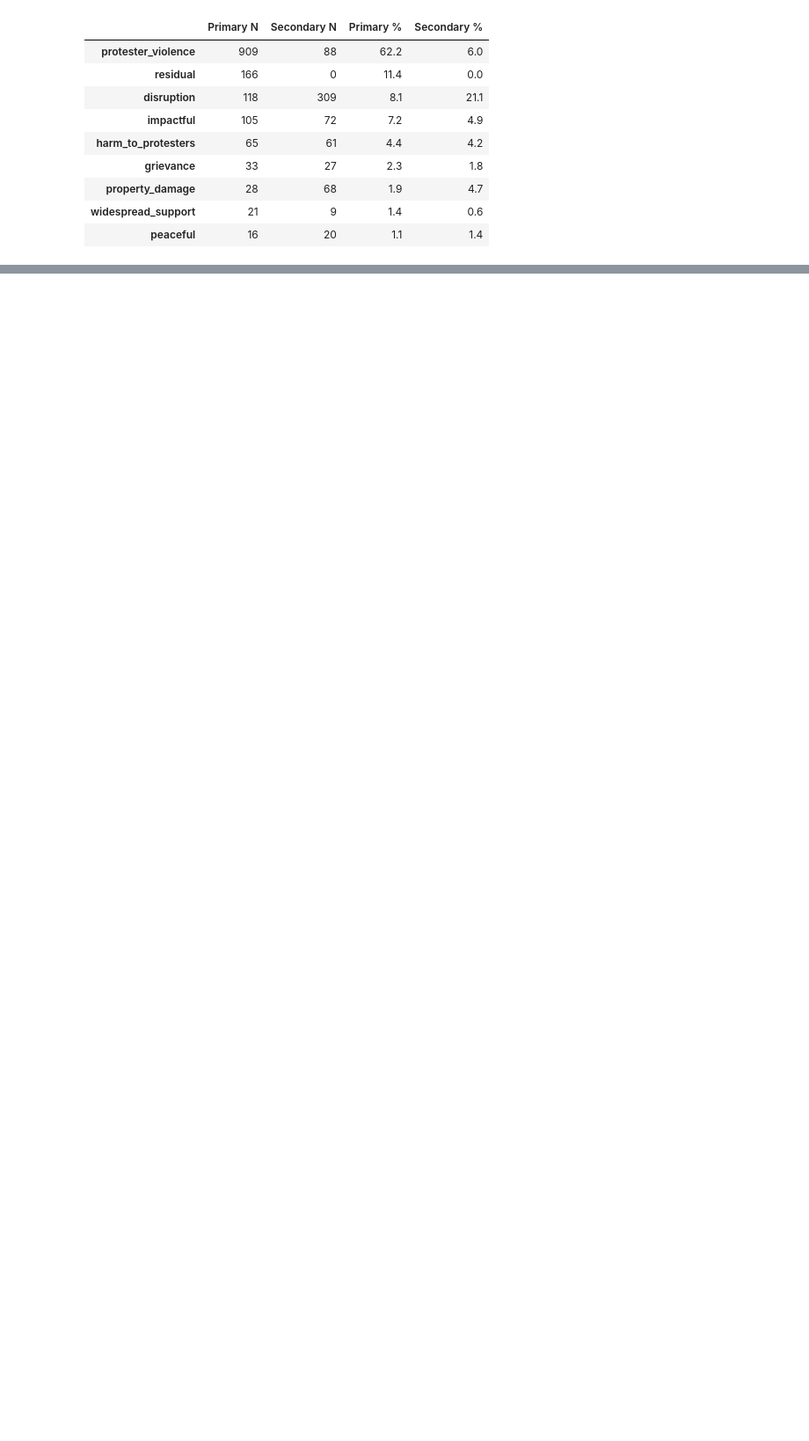
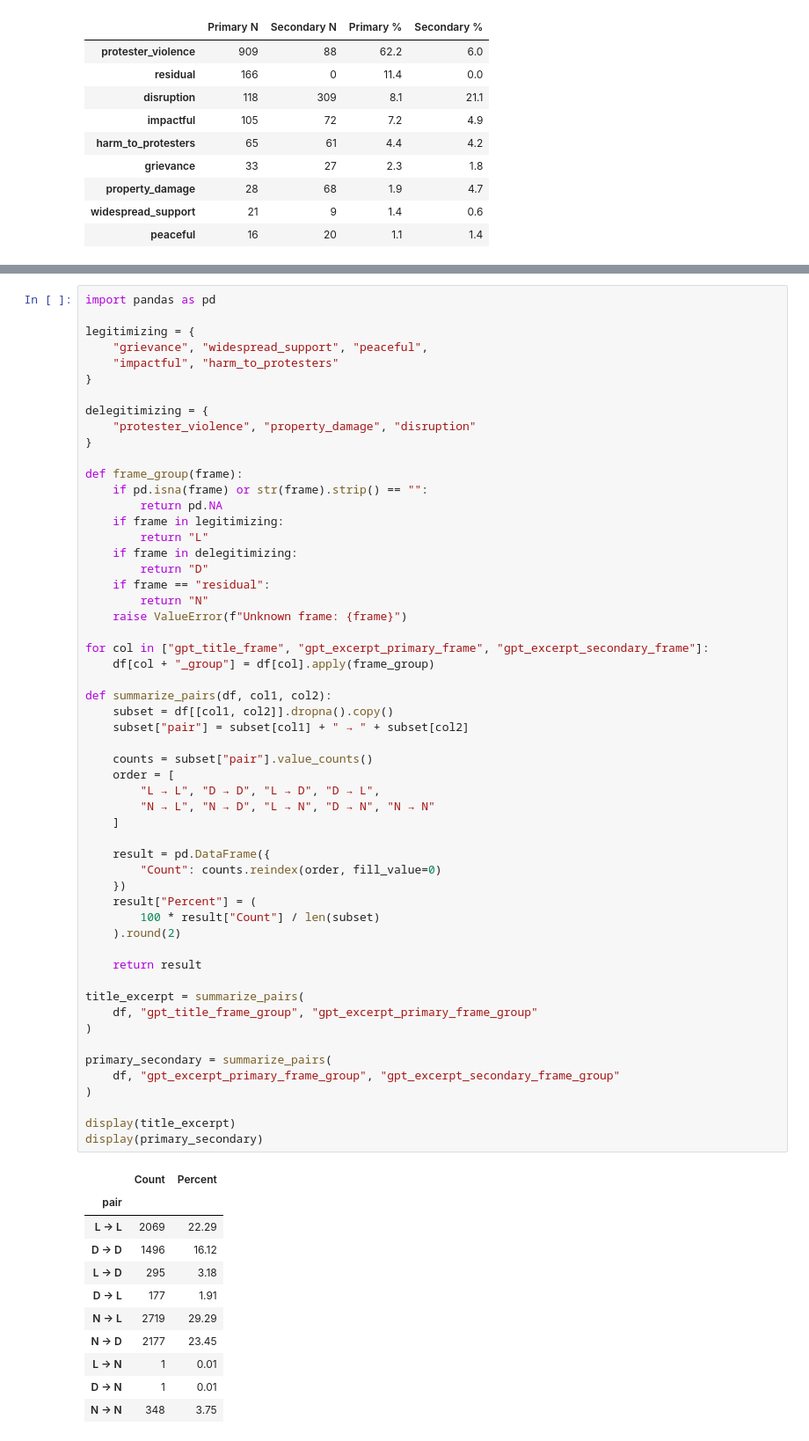
Before and after one commit to jjzhao12/protests_chai, a Jupyter notebook: analysis/RQ2.ipynb, the cells around one changed output, grey strips where cells are left out. Shown at 88% size. Saved outputs shown, nothing was run; the diff lists cells and outputs as text; blank space fills up the shorter version.

```diff
--- a/analysis/multiframes.ipynb
+++ b/analysis/RQ2.ipynb
@@ -626,0 +564,67 @@ display(frame_freq.round(1))
+# %%
+import pandas as pd
+
+legitimizing = {
+    "grievance", "widespread_support", "peaceful",
+    "impactful", "harm_to_protesters"
+}
+
+delegitimizing = {
+    "protester_violence", "property_damage", "disruption"
+}
+
+def frame_group(frame):
+    if pd.isna(frame) or str(frame).strip() == "":
+        return pd.NA
+    if frame in legitimizing:
+        return "L"
+    if frame in delegitimizing:
+        return "D"
+    if frame == "residual":
+        return "N"
+    raise ValueError(f"Unknown frame: {frame}")
+
+for col in ["gpt_title_frame", "gpt_excerpt_primary_frame", "gpt_excerpt_secondary_frame"]:
+    df[col + "_group"] = df[col].apply(frame_group)
+
+def summarize_pairs(df, col1, col2):
+    subset = df[[col1, col2]].dropna().copy()
+    subset["pair"] = subset[col1] + " → " + subset[col2]
+
+    counts = subset["pair"].value_counts()
+    order = [
+        "L → L", "D → D", "L → D", "D → L",
+        "N → L", "N → D", "L → N", "D → N", "N → N"
+    ]
+
+    result = pd.DataFrame({
+        "Count": counts.reindex(order, fill_value=0)
+    })
+    result["Percent"] = (
+        100 * result["Count"] / len(subset)
+    ).round(2)
+
+    return result
+
+title_excerpt = summarize_pairs(
+    df, "gpt_title_frame_group", "gpt_excerpt_primary_frame_group"
+)
+
+primary_secondary = summarize_pairs(
+    df, "gpt_excerpt_primary_frame_group", "gpt_excerpt_secondary_frame_group"
+)
+
+display(title_excerpt)
+display(primary_secondary)
+# %% [output]
+|  | Count | Percent |
+| pair |  |  |
+| L → L | 2069 | 22.29 |
+| D → D | 1496 | 16.12 |
+| L → D | 295 | 3.18 |
+| D → L | 177 | 1.91 |
+| N → L | 2719 | 29.29 |
+| N → D | 2177 | 23.45 |
+| L → N | 1 | 0.01 |
+| D → N | 1 | 0.01 |
+| N → N | 348 | 3.75 |
```
Also changed, not shown: parts of 13 cells of this notebook, 9 other files.
